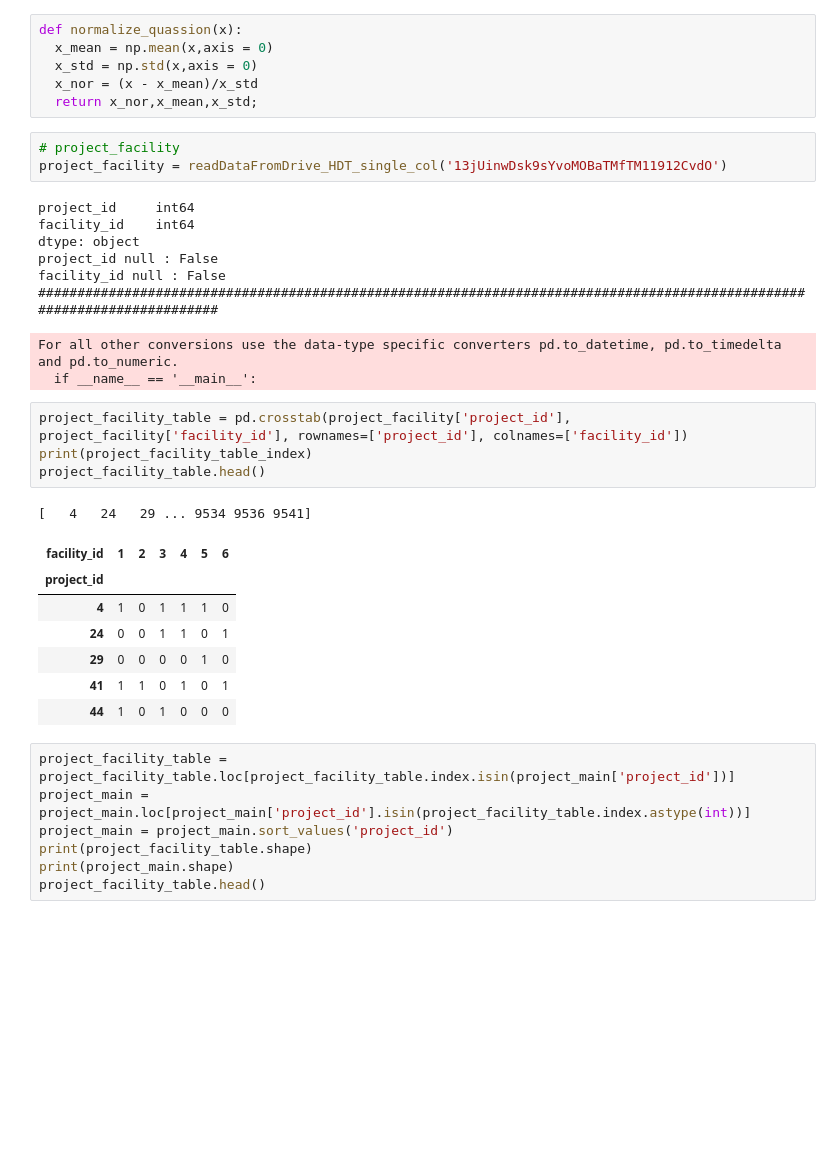
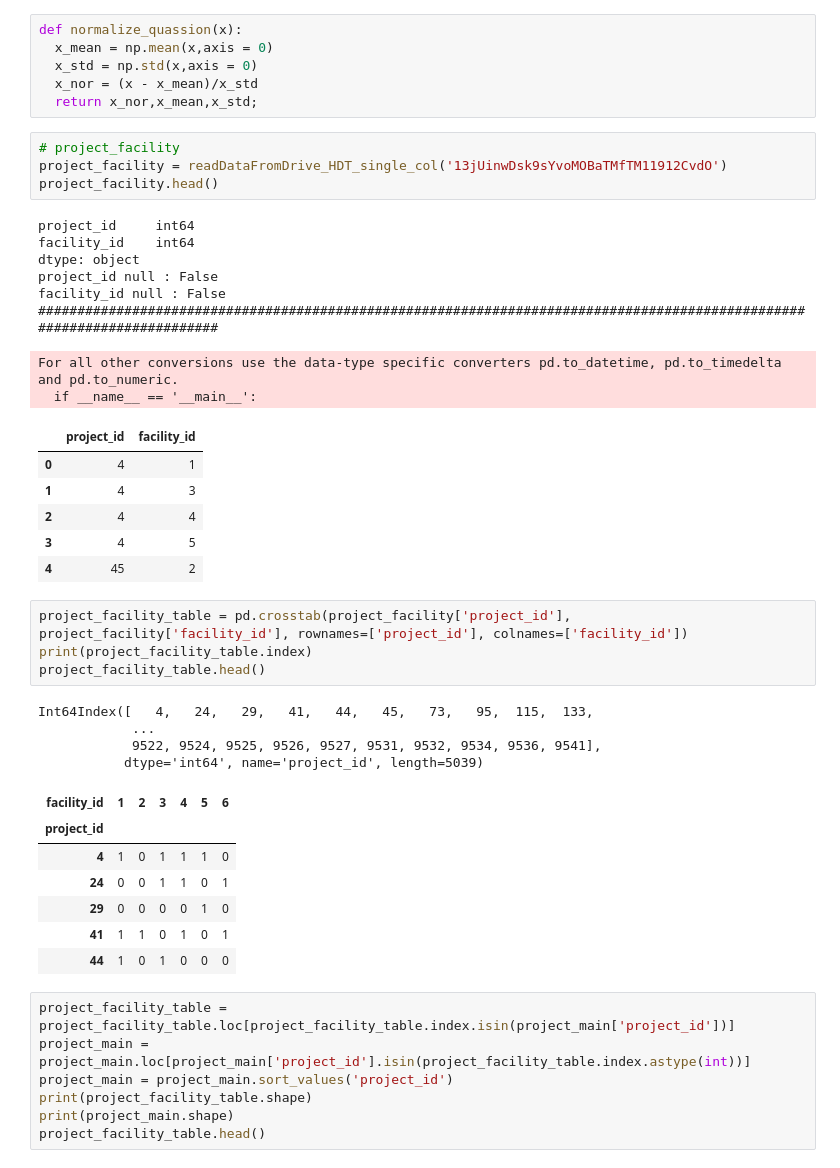
Before and after one commit to Pataweepr/applyML_vistec_2019, a Jupyter notebook: hw2_homeDotTech.ipynb, the cells around one changed output. Drawn from its saved outputs; the diff is of its cells as text; blank space fills up the shorter version.

```diff
--- a/hw2_homeDotTech.ipynb
+++ b/hw2_homeDotTech.ipynb
@@ -277,21 +225,31 @@ def normalize_quassion(x):
 # %%
 # project_facility
 project_facility = readDataFromDrive_HDT_single_col('13jUinwDsk9sYvoMOBaTMfTM11912CvdO')
+project_facility.head()
 # %% [output]
 project_id     int64
 facility_id    int64
 dtype: object
 project_id null : False
 facility_id null : False
 #########################################################################################################################
 For all other conversions use the data-type specific converters pd.to_datetime, pd.to_timedelta and pd.to_numeric.
   if __name__ == '__main__':
+|  | project_id | facility_id |
+| 0 | 4 | 1 |
+| 1 | 4 | 3 |
+| 2 | 4 | 4 |
+| 3 | 4 | 5 |
+| 4 | 45 | 2 |
 # %%
 project_facility_table = pd.crosstab(project_facility['project_id'], project_facility['facility_id'], rownames=['project_id'], colnames=['facility_id'])
-print(project_facility_table_index)
+print(project_facility_table.index)
 project_facility_table.head()
 # %% [output]
-[   4   24   29 ... 9534 9536 9541]
+Int64Index([   4,   24,   29,   41,   44,   45,   73,   95,  115,  133,
+            ...
+            9522, 9524, 9525, 9526, 9527, 9531, 9532, 9534, 9536, 9541],
+           dtype='int64', name='project_id', length=5039)
 | facility_id | 1 | 2 | 3 | 4 | 5 | 6 |
 | project_id |  |  |  |  |  |  |
 | 4 | 1 | 0 | 1 | 1 | 1 | 0 |
```
Also changed, not shown: parts of 15 cells of this notebook.
